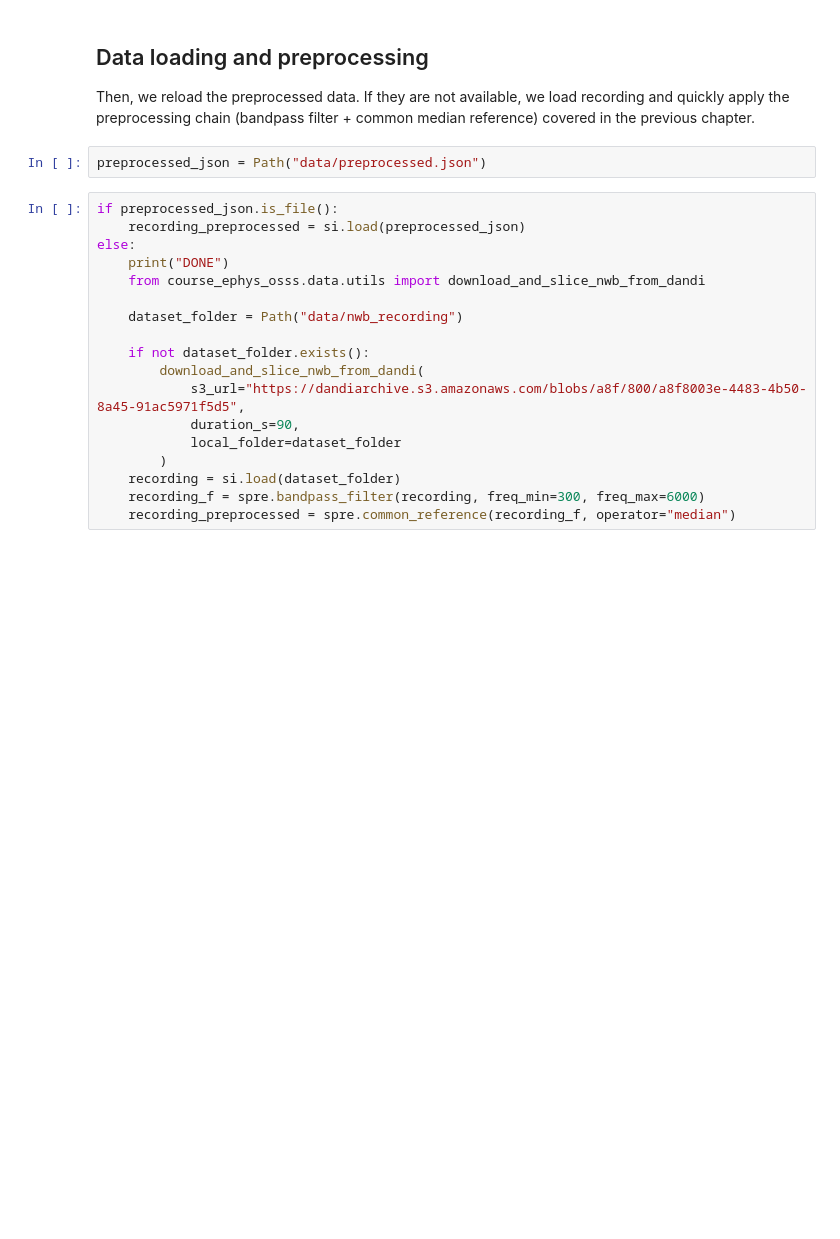
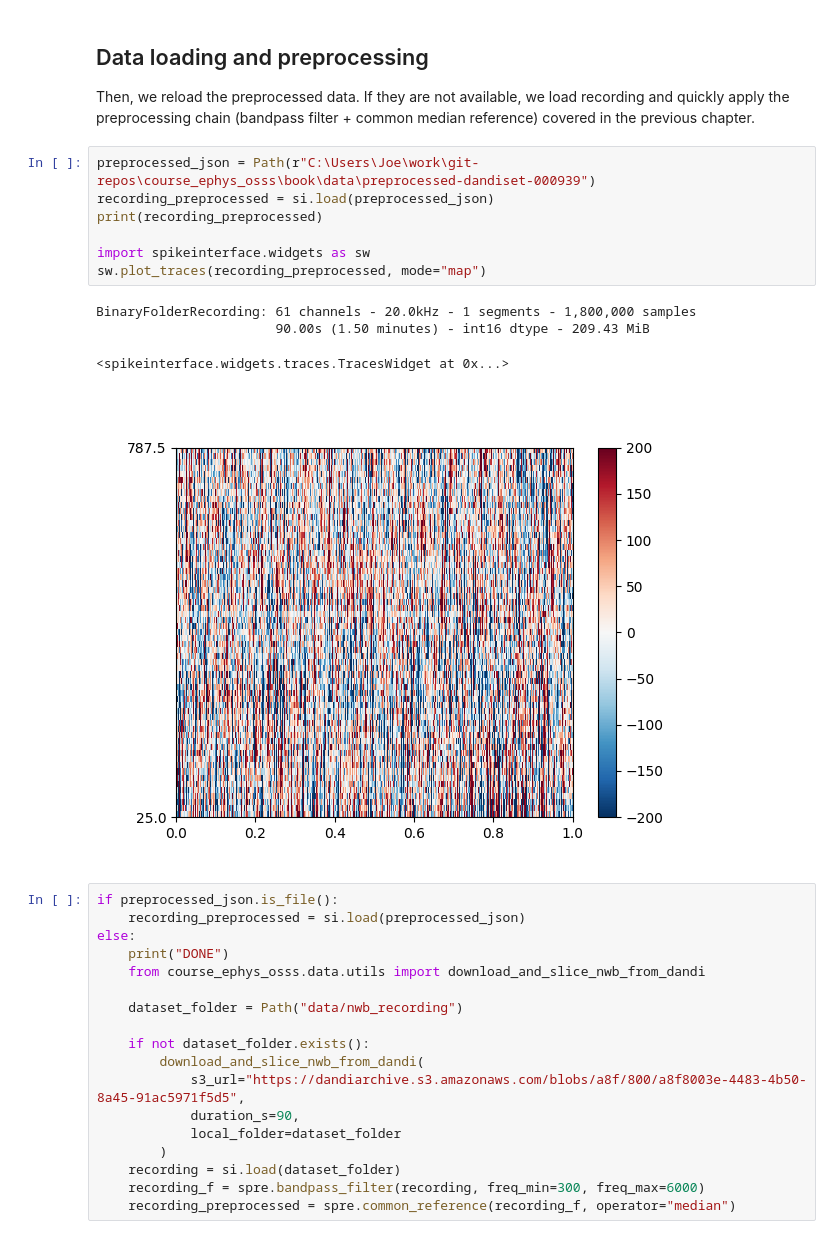
Before and after one commit to neuroinformatics-unit/course_ephys_osss, a Jupyter notebook: notebooks/spike-sorting-coding.ipynb, the cells around one changed output. Cells and saved outputs as stored; diff of their text form; blank space fills up the shorter version.

```diff
--- a/notebooks/spike-sorting-coding.ipynb
+++ b/notebooks/spike-sorting-coding.ipynb
@@ -30,8 +30,18 @@ si.set_global_job_kwargs(n_jobs=0.5, chunk_duration="1s", progress_bar=True)
 Then, we reload the preprocessed data.
 If they are not available, we load recording and quickly apply the preprocessing chain
 (bandpass filter + common median reference) covered in the previous chapter.
-# %%
-preprocessed_json = Path("data/preprocessed.json")
+# %%
+preprocessed_json = Path(r"C:\Users\Joe\work\git-repos\course_ephys_osss\book\data\preprocessed-dandiset-000939")
+recording_preprocessed = si.load(preprocessed_json)
+print(recording_preprocessed)
+
+import spikeinterface.widgets as sw
+sw.plot_traces(recording_preprocessed, mode="map")
+# %% [output]
+BinaryFolderRecording: 61 channels - 20.0kHz - 1 segments - 1,800,000 samples
+                       90.00s (1.50 minutes) - int16 dtype - 209.43 MiB
+<spikeinterface.widgets.traces.TracesWidget at 0x...>
+[figure, added]
 # %%
 if preprocessed_json.is_file():
     recording_preprocessed = si.load(preprocessed_json)
```
Also changed, not shown: 2 other files.
